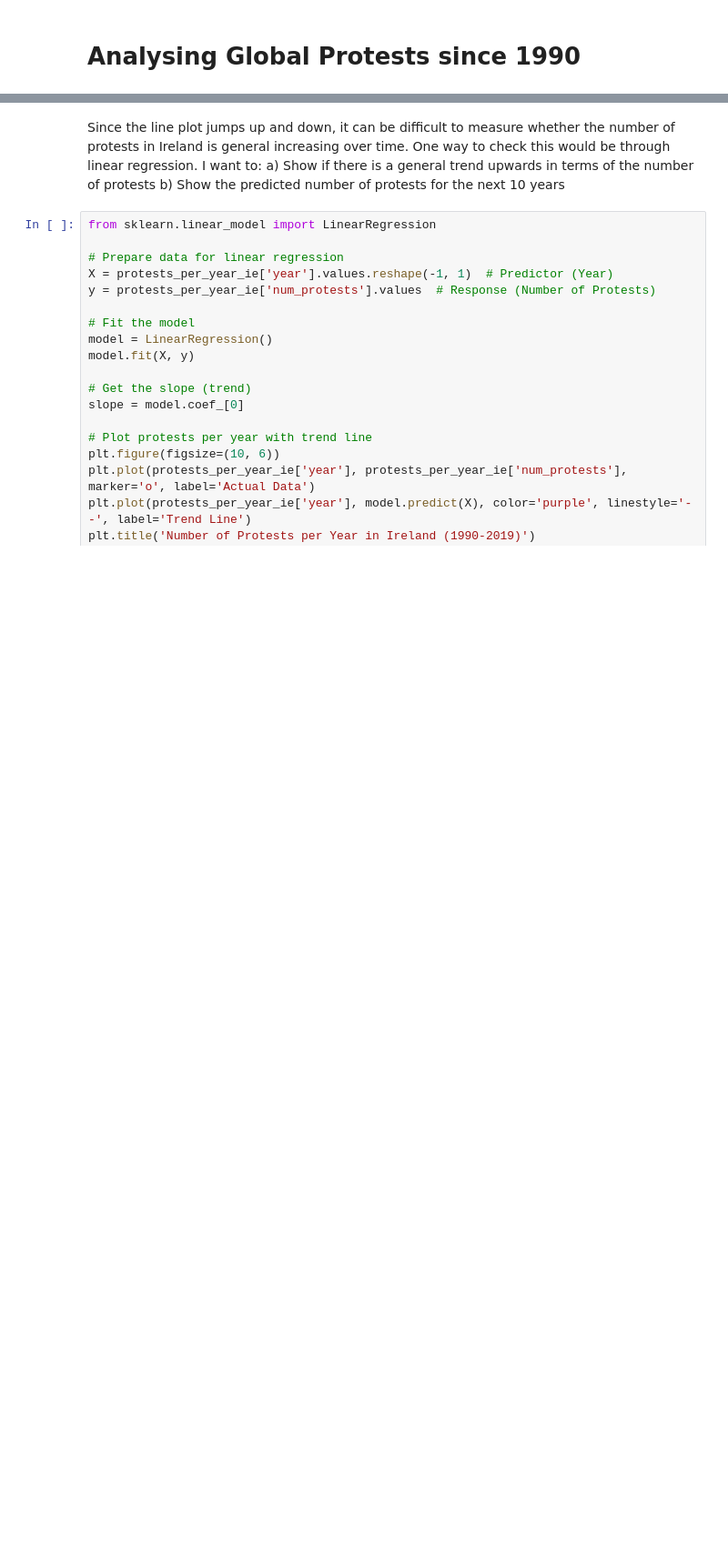
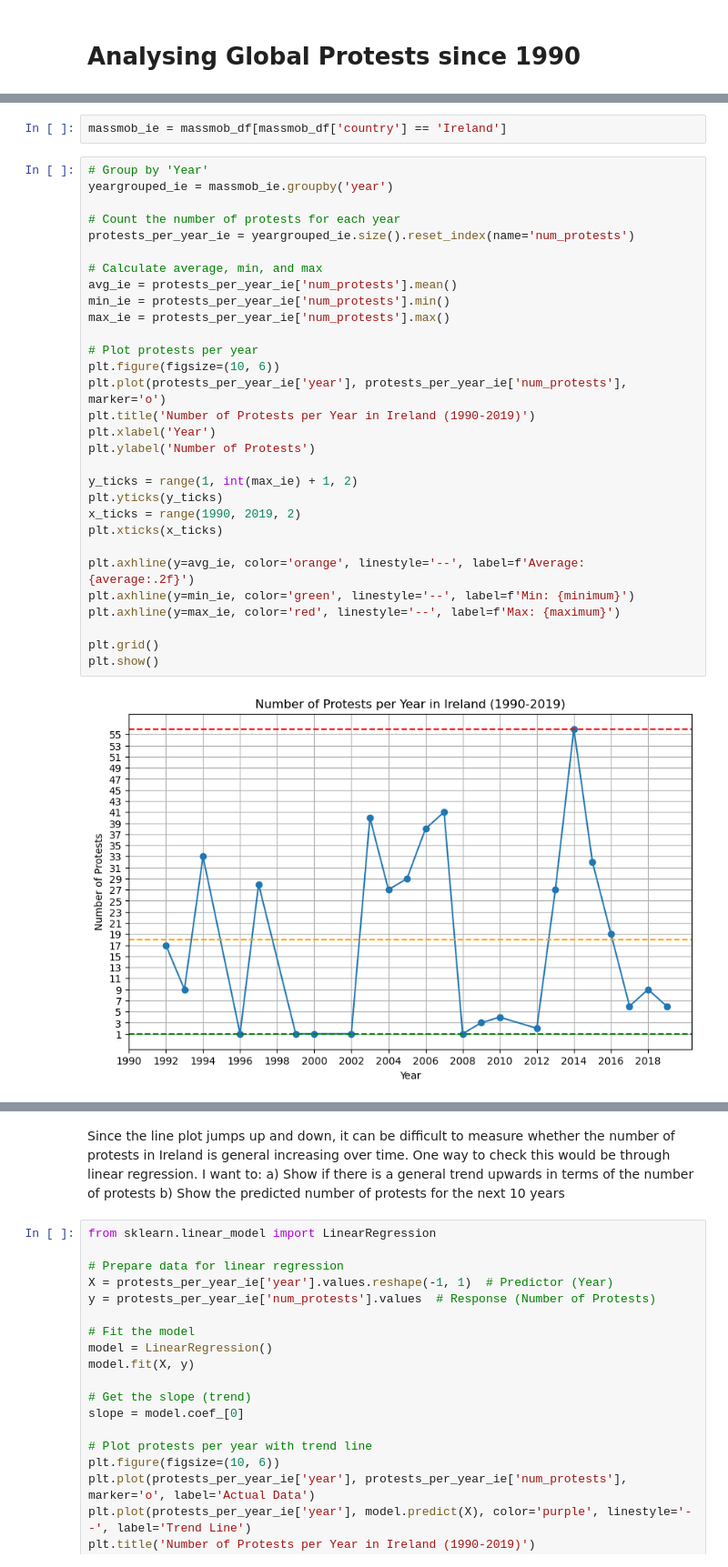
Before and after one commit to MylesHenehan/pfda, a Jupyter notebook: project/project.ipynb, the cells around one changed output, grey strips where cells are left out. Shown at 91% size. Saved outputs shown, nothing was run; the diff lists cells and outputs as text; blank space fills up the shorter version.

```diff
--- a/project/project.ipynb
+++ b/project/project.ipynb
@@ -280,0 +207,34 @@ Next:
+# %%
+massmob_ie = massmob_df[massmob_df['country'] == 'Ireland']
+# %%
+# Group by 'Year'
+yeargrouped_ie = massmob_ie.groupby('year')
+
+# Count the number of protests for each year
+protests_per_year_ie = yeargrouped_ie.size().reset_index(name='num_protests')
+
+# Calculate average, min, and max
+avg_ie = protests_per_year_ie['num_protests'].mean()
+min_ie = protests_per_year_ie['num_protests'].min()
+max_ie = protests_per_year_ie['num_protests'].max()
+
+# Plot protests per year
+plt.figure(figsize=(10, 6))
+plt.plot(protests_per_year_ie['year'], protests_per_year_ie['num_protests'], marker='o')
+plt.title('Number of Protests per Year in Ireland (1990-2019)')
+plt.xlabel('Year')
+plt.ylabel('Number of Protests')
+
+y_ticks = range(1, int(max_ie) + 1, 2)
+plt.yticks(y_ticks)
+x_ticks = range(1990, 2019, 2)
+plt.xticks(x_ticks)
+
+plt.axhline(y=avg_ie, color='orange', linestyle='--', label=f'Average: {average:.2f}')
+plt.axhline(y=min_ie, color='green', linestyle='--', label=f'Min: {minimum}')
+plt.axhline(y=max_ie, color='red', linestyle='--', label=f'Max: {maximum}')
+
+plt.grid()
+plt.show()
+# %% [output]
+[figure, added]
```
Also changed, not shown: parts of 38 cells of this notebook, 2 other files.
